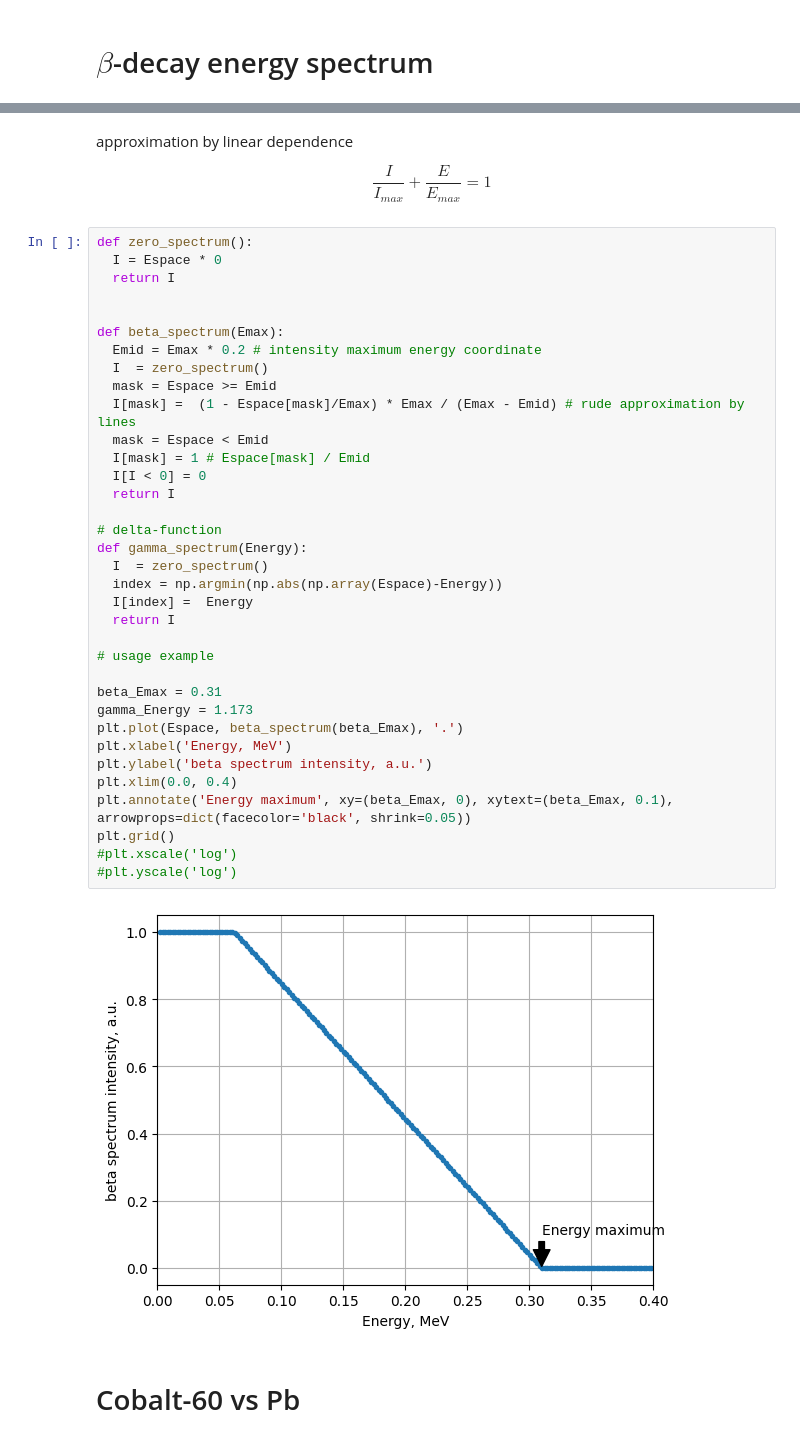
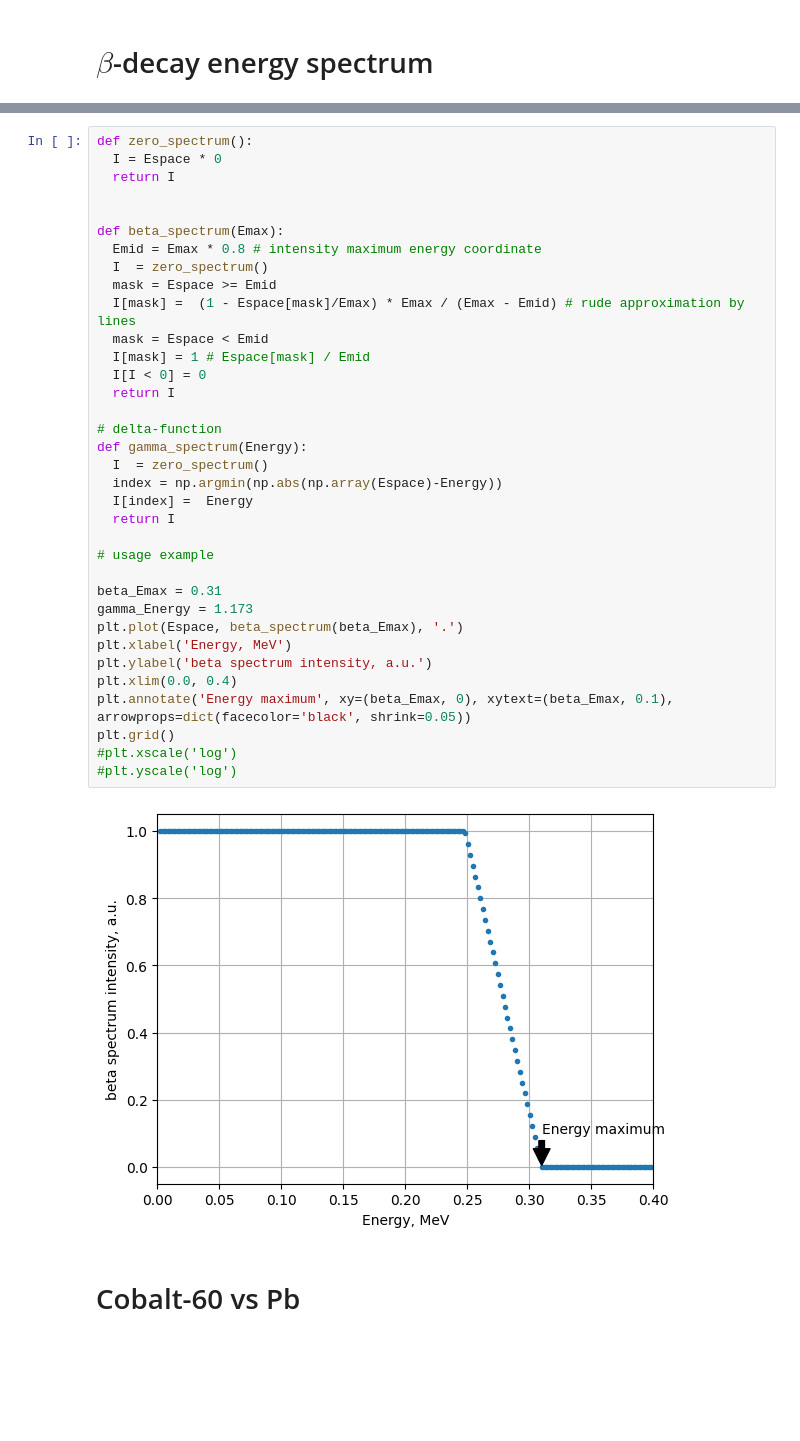
Before and after one commit to evgeny-kolonsky/Lab4, a Jupyter notebook: NU/Attenuation_model.ipynb, the cells around one changed output, grey strips where cells are left out. Saved outputs shown, nothing was run; the diff lists cells and outputs as text; blank space fills up the shorter version.

```diff
--- a/NU/Attenuation_model.ipynb
+++ b/NU/Attenuation_model.ipynb
@@ -430,12 +430,6 @@ Figure shows K absorbption edge at wavelength 1.5 Angsrom in Nickel, exactly as
 # $\beta$-decay energy spectrum
 # %% [markdown]
 <img src='https://upload.wikimedia.org/wikipedia/commons/e/e6/Beta_spectrum_of_RaE.jpg' width=300>
-# %% [markdown]
-approximation by linear dependence
-
-$$
-\frac{I}{I_{max}} + \frac{E}{E_{max}} = 1
-$$
 # %%
 def zero_spectrum():
   I = Espace * 0
@@ -443,36 +437,36 @@ def zero_spectrum():
 
 
 def beta_spectrum(Emax):
-  Emid = Emax * 0.2 # intensity maximum energy coordinate
+  Emid = Emax * 0.8 # intensity maximum energy coordinate
   I  = zero_spectrum()
   mask = Espace >= Emid
   I[mask] =  (1 - Espace[mask]/Emax) * Emax / (Emax - Emid) # rude approximation by lines
   mask = Espace < Emid
   I[mask] = 1 # Espace[mask] / Emid
   I[I < 0] = 0
   return I
 
 # delta-function
 def gamma_spectrum(Energy):
   I  = zero_spectrum()
   index = np.argmin(np.abs(np.array(Espace)-Energy))
   I[index] =  Energy
   return I
 
 # usage example
 
 beta_Emax = 0.31
 gamma_Energy = 1.173
 plt.plot(Espace, beta_spectrum(beta_Emax), '.')
 plt.xlabel('Energy, MeV')
 plt.ylabel('beta spectrum intensity, a.u.')
 plt.xlim(0.0, 0.4)
 plt.annotate('Energy maximum', xy=(beta_Emax, 0), xytext=(beta_Emax, 0.1), arrowprops=dict(facecolor='black', shrink=0.05))
 plt.grid()
 #plt.xscale('log')
 #plt.yscale('log')
 # %% [output]
-[figure, old version]
+[figure, new version]
 # %% [markdown]
 # Cobalt-60 vs Pb
 # %% [markdown]
```
Also changed, not shown: parts of 6 cells of this notebook.
